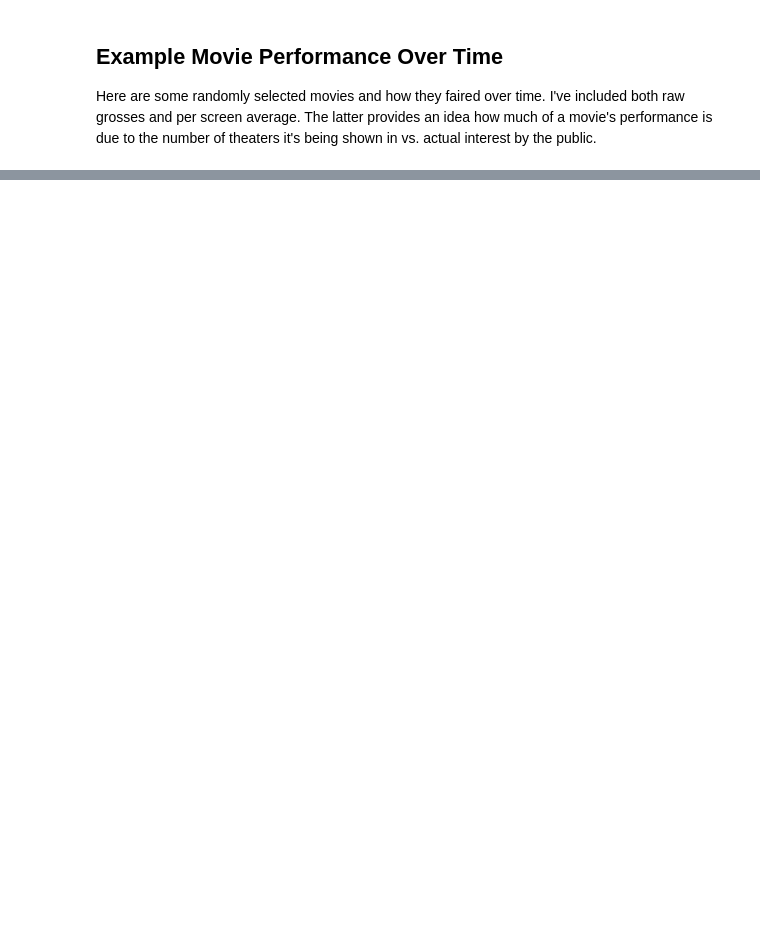
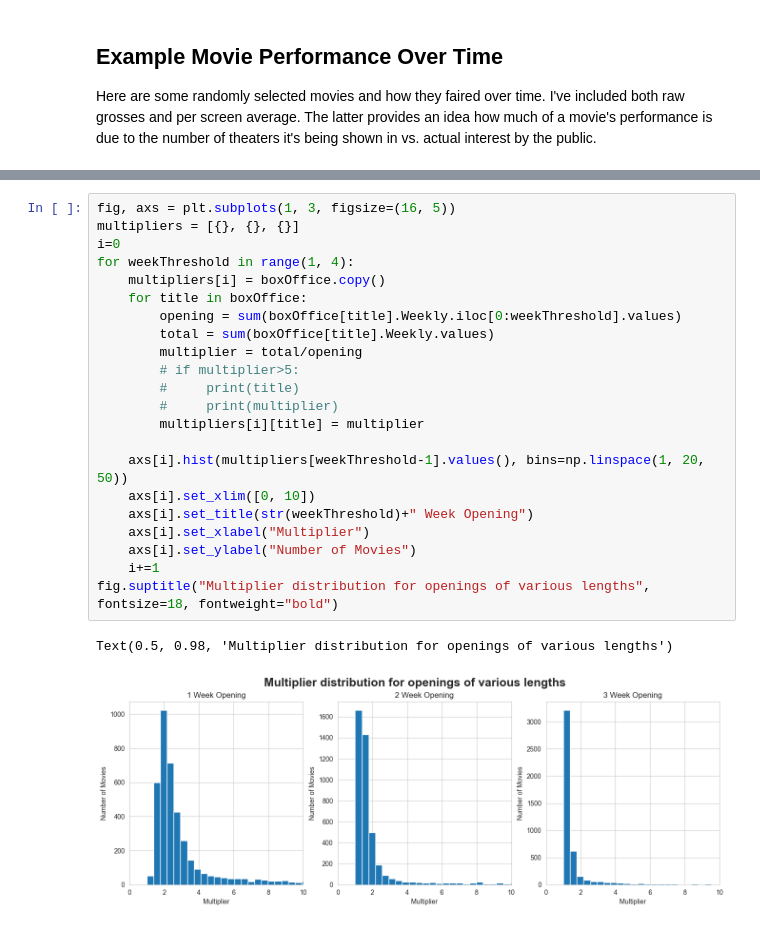
Before and after one commit to wampler77/ReelMetrics, a Jupyter notebook: ExploringBoxOfficeAndReview.ipynb, the cells around one changed output, grey strips where cells are left out. Cells and saved outputs as stored; diff of their text form; blank space fills up the shorter version.

```diff
--- a/ExploringBoxOfficeAndReview.ipynb
+++ b/ExploringBoxOfficeAndReview.ipynb
@@ -110,0 +131,25 @@ figs.tight_layout()
+# %%
+fig, axs = plt.subplots(1, 3, figsize=(16, 5))
+multipliers = [{}, {}, {}]
+i=0
+for weekThreshold in range(1, 4):
+    multipliers[i] = boxOffice.copy()
+    for title in boxOffice:
+        opening = sum(boxOffice[title].Weekly.iloc[0:weekThreshold].values)
+        total = sum(boxOffice[title].Weekly.values)
+        multiplier = total/opening
+        # if multiplier>5:
+        #     print(title)
+        #     print(multiplier)
+        multipliers[i][title] = multiplier
+
+    axs[i].hist(multipliers[weekThreshold-1].values(), bins=np.linspace(1, 20, 50))
+    axs[i].set_xlim([0, 10])
+    axs[i].set_title(str(weekThreshold)+" Week Opening")
+    axs[i].set_xlabel("Multiplier")
+    axs[i].set_ylabel("Number of Movies")
+    i+=1
+fig.suptitle("Multiplier distribution for openings of various lengths", fontsize=18, fontweight="bold")
+# %% [output]
+Text(0.5, 0.98, 'Multiplier distribution for openings of various lengths')
+[figure, added]
```
Also changed, not shown: parts of 11 cells of this notebook.
